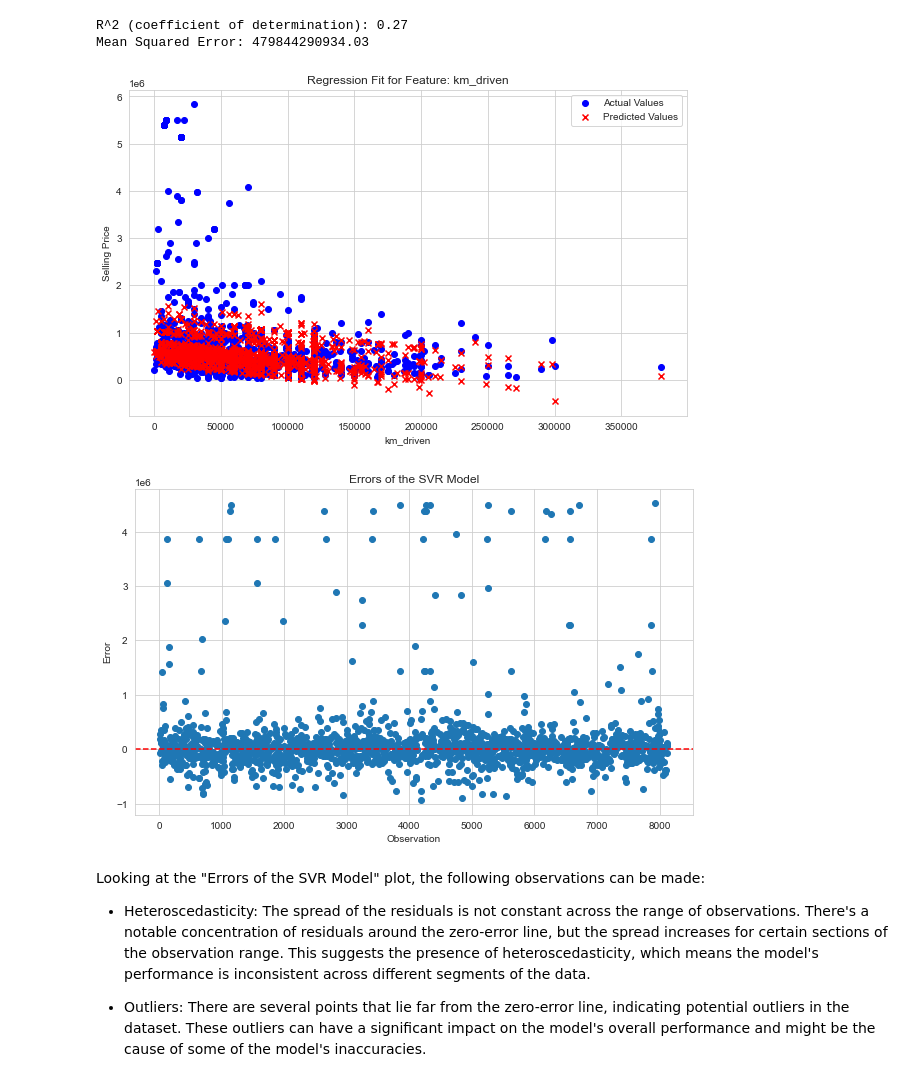
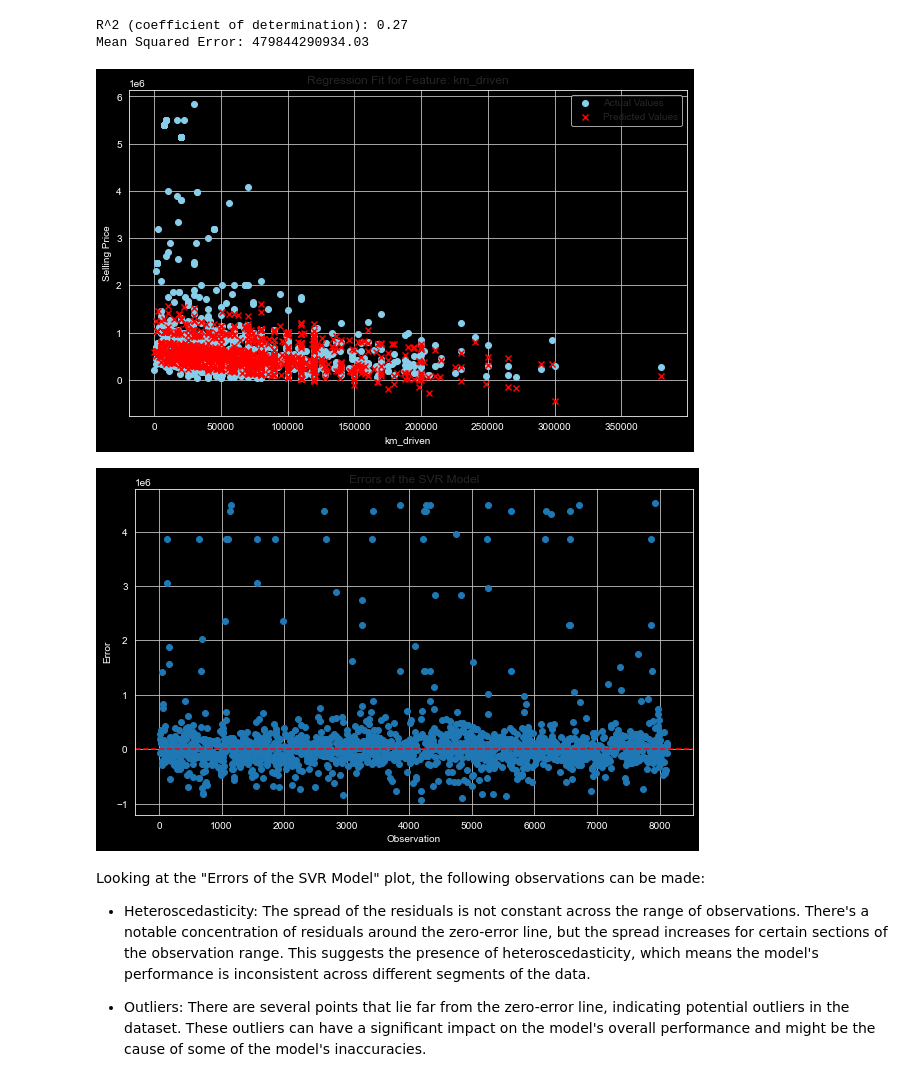
Before and after one commit to AhmedAredah/MachineLearningBasics, a Jupyter notebook: posts/2.Regression/SupportVectorRegression.ipynb, the cells around one changed output. Saved outputs shown, nothing was run; the diff lists cells and outputs as text; code cells hidden in the pictures.

Commit message:
format plots to the theme

```diff
--- a/posts/2.Regression/SupportVectorRegression.ipynb
+++ b/posts/2.Regression/SupportVectorRegression.ipynb
@@ -97,6 +97,15 @@ print("required libraries loaded successfully!")
 required libraries loaded successfully!
 # %% [markdown]
 Let's quickly load the dataset and clean it as we did in the linear regression post
+# %%
+#| echo: false
+# Set the background color to black and axis label color to white
+plt.rcParams['figure.facecolor'] = 'black'
+plt.rcParams['axes.facecolor'] = 'black'
+plt.rcParams['axes.edgecolor'] = 'white'
+plt.rcParams['axes.labelcolor'] = 'white'
+plt.rcParams['xtick.color'] = 'white'
+plt.rcParams['ytick.color'] = 'white'
 # %%
 # Load the cars dataset
 cars = pd.read_csv("https://raw.githubusercontent.com/AhmedAredah/MachineLearningBasics/main/data/cars.csv")
@@ -168,23 +177,23 @@ Mean Squared Error: 479844290934.03
 # %%
 # Selecting the first feature for demonstration
 feature_index = 0
 feature_name = X.columns[feature_index]
 
 plt.figure(figsize=(10, 6))
 
 # Scatter plot of actual vs. predicted
-plt.scatter(X_test[feature_name], y_test, color='blue', label='Actual Values')
+plt.scatter(X_test[feature_name], y_test, color='skyblue', label='Actual Values')
 plt.scatter(X_test[feature_name], y_pred, color='red', marker='x', label='Predicted Values')
 
 
 plt.title('Regression Fit for Feature: ' + feature_name)
 plt.xlabel(feature_name)
 plt.ylabel('Selling Price')
 plt.legend()
 plt.grid(True)
 plt.show()
 # %% [output]
-[figure, old version]
+[figure, new version]
 # %%
 # Calculate the errors
 errors = y_test - y_pred
@@ -199,7 +208,7 @@ plt.ylabel('Error')
 plt.grid(True)
 plt.show()
 # %% [output]
-[figure, old version]
+[figure, new version]
 # %% [markdown]
 Looking at the "Errors of the SVR Model" plot, the following observations can be made:
 
```
Also changed, not shown: parts of 2 cells of this notebook, 20 other files.
